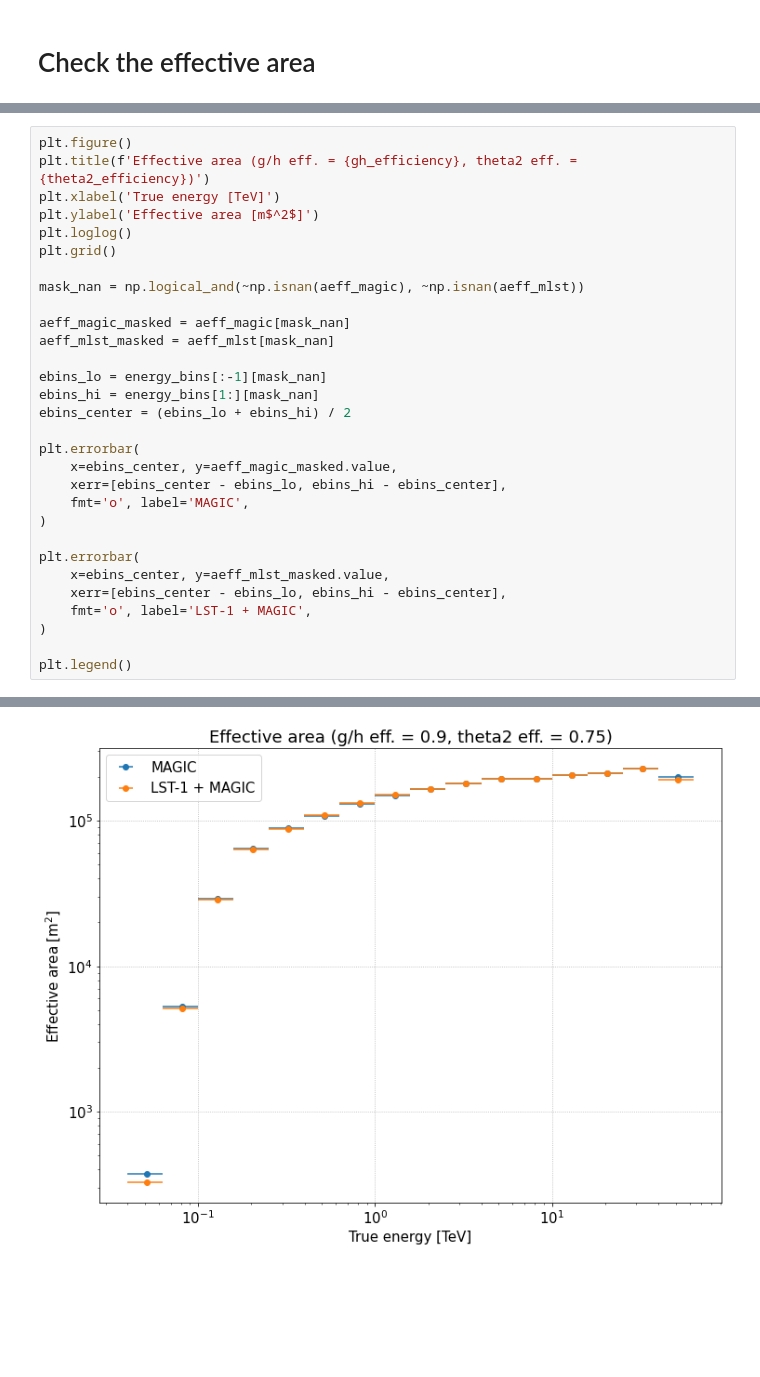
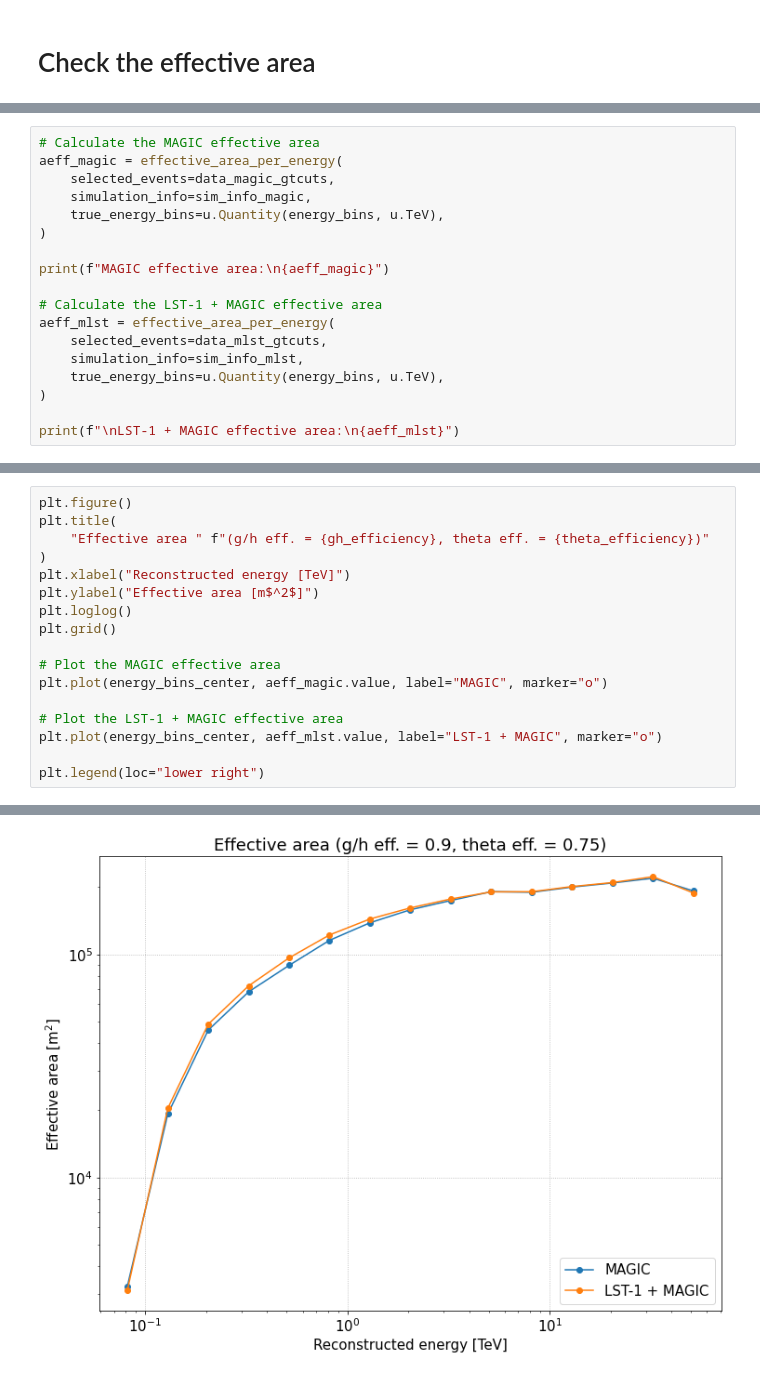
Before and after one commit to cta-observatory/magic-cta-pipe, a Jupyter notebook: notebooks/check_irfs_from_dl2.ipynb, the cells around one changed output, grey strips where cells are left out. Drawn from its saved outputs; the diff is of its cells as text; blank space fills up the shorter version.

```diff
--- a/notebooks/check_irfs_from_dl2.ipynb
+++ b/notebooks/check_irfs_from_dl2.ipynb
@@ -823,0 +646,18 @@ LST-1 + MAGIC effective area:
+# %%
+# Calculate the MAGIC effective area
+aeff_magic = effective_area_per_energy(
+    selected_events=data_magic_gtcuts,
+    simulation_info=sim_info_magic,
+    true_energy_bins=u.Quantity(energy_bins, u.TeV),
+)
+
+print(f"MAGIC effective area:\n{aeff_magic}")
+
+# Calculate the LST-1 + MAGIC effective area
+aeff_mlst = effective_area_per_energy(
+    selected_events=data_mlst_gtcuts,
+    simulation_info=sim_info_mlst,
+    true_energy_bins=u.Quantity(energy_bins, u.TeV),
+)
+
+print(f"\nLST-1 + MAGIC effective area:\n{aeff_mlst}")
@@ -824,34 +676,21 @@ LST-1 + MAGIC effective area:
 # %%
 plt.figure()
-plt.title(f'Effective area (g/h eff. = {gh_efficiency}, theta2 eff. = {theta2_efficiency})')
-plt.xlabel('True energy [TeV]')
-plt.ylabel('Effective area [m$^2$]')
+plt.title(
+    "Effective area " f"(g/h eff. = {gh_efficiency}, theta eff. = {theta_efficiency})"
+)
+plt.xlabel("Reconstructed energy [TeV]")
+plt.ylabel("Effective area [m$^2$]")
 plt.loglog()
 plt.grid()
 
-mask_nan = np.logical_and(~np.isnan(aeff_magic), ~np.isnan(aeff_mlst))
+# Plot the MAGIC effective area
+plt.plot(energy_bins_center, aeff_magic.value, label="MAGIC", marker="o")
 
-aeff_magic_masked = aeff_magic[mask_nan]
-aeff_mlst_masked = aeff_mlst[mask_nan]
+# Plot the LST-1 + MAGIC effective area
+plt.plot(energy_bins_center, aeff_mlst.value, label="LST-1 + MAGIC", marker="o")
 
-ebins_lo = energy_bins[:-1][mask_nan]
-ebins_hi = energy_bins[1:][mask_nan]
-ebins_center = (ebins_lo + ebins_hi) / 2
-
-plt.errorbar(
-    x=ebins_center, y=aeff_magic_masked.value,
-    xerr=[ebins_center - ebins_lo, ebins_hi - ebins_center],
-    fmt='o', label='MAGIC',
-)
-
-plt.errorbar(
-    x=ebins_center, y=aeff_mlst_masked.value,
-    xerr=[ebins_center - ebins_lo, ebins_hi - ebins_center],
-    fmt='o', label='LST-1 + MAGIC',
-)
-
-plt.legend()
+plt.legend(loc="lower right")
 # %% [output]
 <matplotlib.legend.Legend at 0x...>
-[figure, old version]
+[figure, new version]
 # %% [markdown]
```
Also changed, not shown: parts of 76 cells of this notebook, 3 other files.
